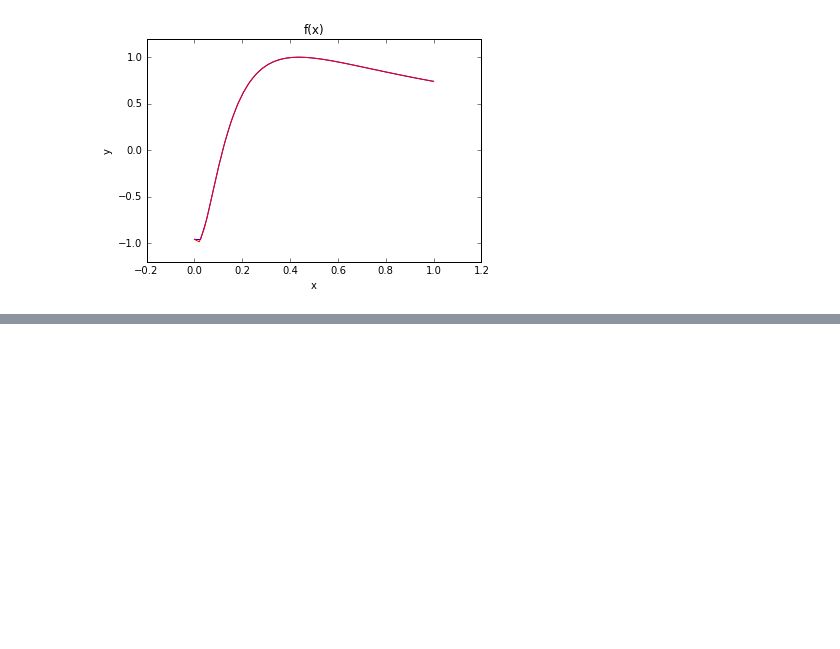
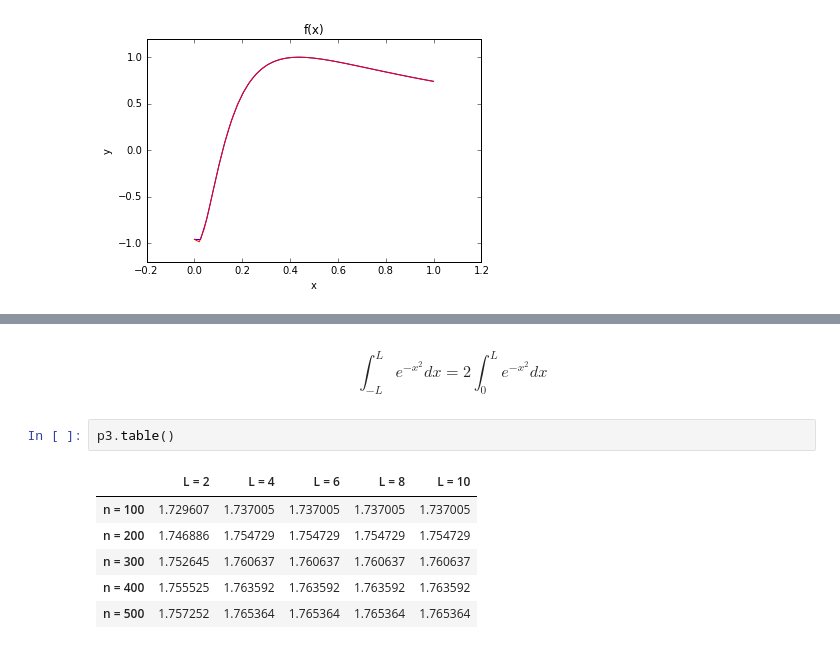
Before and after one commit to chapman-phys227-2016s/hw-5-ChinmaiRaman, a Jupyter notebook: HW5.ipynb, the cells around one changed output, grey strips where cells are left out. Saved outputs shown, nothing was run; the diff lists cells and outputs as text; blank space fills up the shorter version.

```diff
--- a/HW5.ipynb
+++ b/HW5.ipynb
@@ -118,0 +136,11 @@ p2.multigraph(0.2, 40)
+# %% [markdown]
+$$\int_{-L}^{L} {e}^{-x^2} dx = 2\int_{0}^{L} {e}^{-x^2} dx$$
+# %%
+p3.table()
+# %% [output]
+|  | L = 2 | L = 4 | L = 6 | L = 8 | L = 10 |
+| n = 100 | 1.729607 | 1.737005 | 1.737005 | 1.737005 | 1.737005 |
+| n = 200 | 1.746886 | 1.754729 | 1.754729 | 1.754729 | 1.754729 |
+| n = 300 | 1.752645 | 1.760637 | 1.760637 | 1.760637 | 1.760637 |
+| n = 400 | 1.755525 | 1.763592 | 1.763592 | 1.763592 | 1.763592 |
+| n = 500 | 1.757252 | 1.765364 | 1.765364 | 1.765364 | 1.765364 |
```
Also changed, not shown: parts of 9 cells of this notebook.
